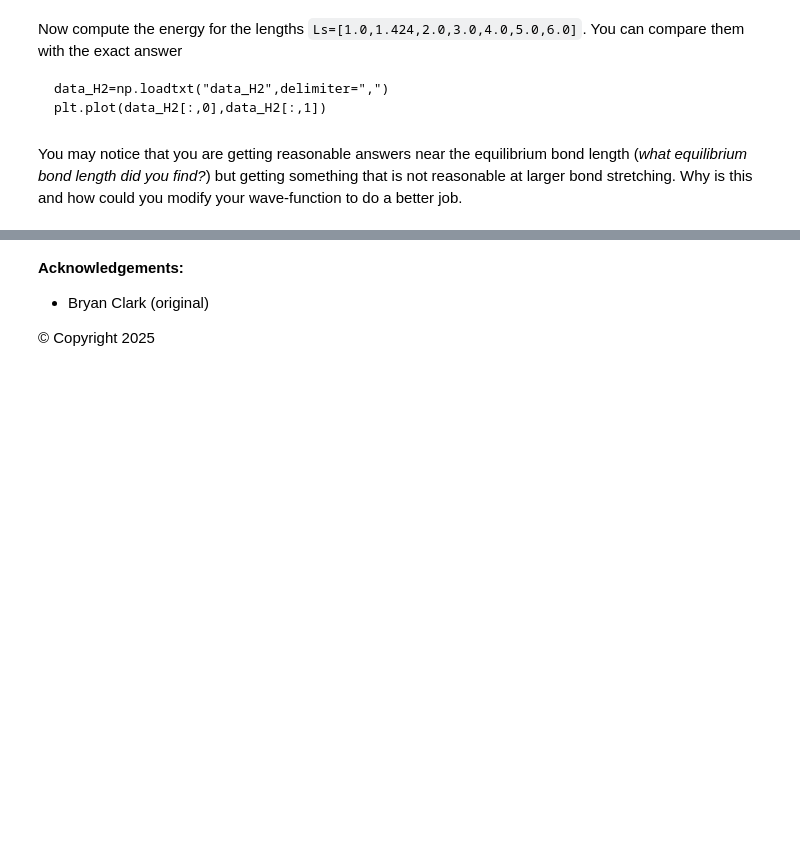
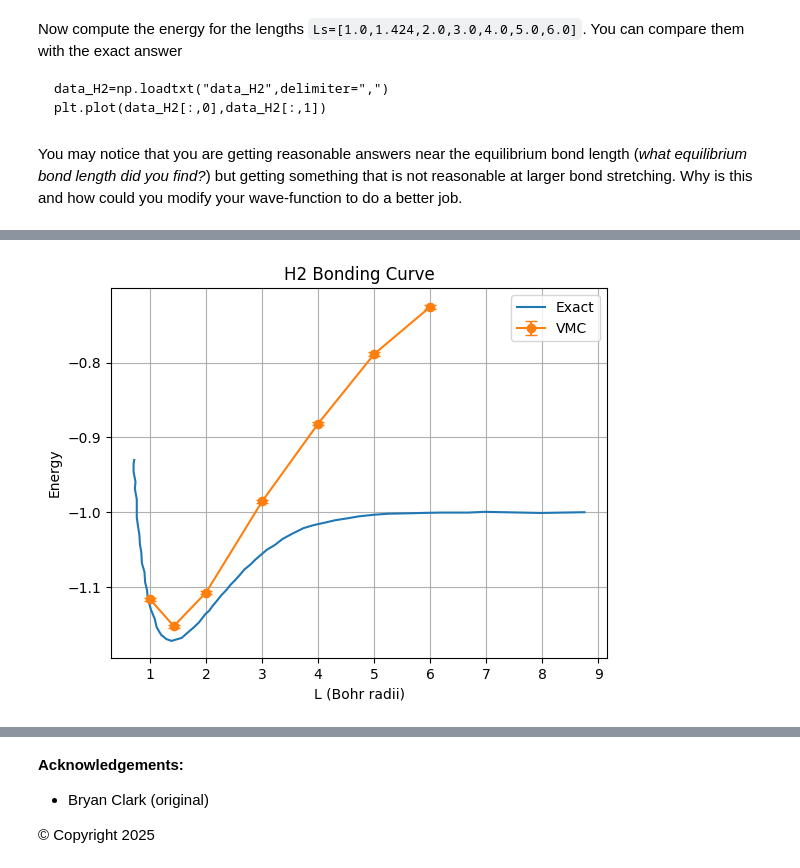
Before and after one commit to mvela31/PHYS487hws, a Jupyter notebook: quantum_mechanics/VMC5.ipynb, the cells around one changed output, grey strips where cells are left out. Saved outputs shown, nothing was run; the diff lists cells and outputs as text; code cells hidden in the pictures; blank space fills up the shorter version.

```diff
--- a/quantum_mechanics/VMC5.ipynb
+++ b/quantum_mechanics/VMC5.ipynb
@@ -1043,2 +1138,9 @@ p_pos=np.array([[-L/2,0,0],[L/2,0,0]])
 # %%
 ###ANSWER HERE
+# Rerun with best params for accurate energy
+params = WavefunctionParams(alpha=best_alpha, beta=best_beta)
+lEs, pos = MonteCarlo(p_pos, params, Psi, sweeps=10000)
+l = 100
+energy = np.mean(lEs[l:])
+error = np.std(lEs[l:]) / np.sqrt(len(lEs[l:]))
+print(f"Best energy: {energy:.4f} +/- {error:.4f}")
@@ -1058,3 +1162,27 @@ You may notice that you are getting reasonable answers near the equilibrium bond
  <div><img src="https://clark.physics.illinois.edu/246img/AnsStart.svg" width=200 align=left alt="Answer (end)"></img><br></div>
 # %%
 ###ANSWER HERE
+Ls = [1.0, 1.424, 2.0, 3.0, 4.0, 5.0, 6.0]
+best_energies = []
+best_errors = []
+
+for L in Ls:
+    p_pos = np.array([[-L/2, 0, 0], [L/2, 0, 0]])
+    all_energies = np.zeros((20, 20))
+
+    for i, beta in enumerate(betas):
+        for j, alpha in enumerate(alphas):
+            params = WavefunctionParams(alpha=alpha, beta=beta)
+            lEs, pos = MonteCarlo(p_pos, params, Psi, sweeps=1000)
+            all_energies[i, j] = np.mean(lEs[100:])
+
+    # Find best and rerun
+    min_beta, min_alpha = np.unravel_index(np.argmin(all_energies), all_energies.shape)
+    params = WavefunctionParams(alpha=alphas[min_alpha], beta=betas[min_beta])
+    lEs, pos = MonteCarlo(p_pos, params, Psi, sweeps=10000)
+    l = 100
+    energy = np.mean(lEs[l:])
+    error = np.std(lEs[l:]) / np.sqrt(len(lEs[l:]))
+    best_energies.append(energy)
+    best_errors.append(error)
+    print(f"L={L}: E={energy:.4f} +/- {error:.4f}")
@@ -1061,2 +1197,14 @@ You may notice that you are getting reasonable answers near the equilibrium bond
 # %%
 ###ANSWER HERE
+# Plot vs exact
+data_H2 = np.loadtxt("data_H2", delimiter=",")
+plt.figure()
+plt.plot(data_H2[:,0], data_H2[:,1], label='Exact')
+plt.errorbar(Ls, best_energies, yerr=best_errors, fmt='o-', capsize=4, label='VMC')
+plt.xlabel('L (Bohr radii)')
+plt.ylabel('Energy')
+plt.title('H2 Bonding Curve')
+plt.legend()
+plt.grid()
+# %% [output]
+[figure, added]
```
Also changed, not shown: parts of 11 cells of this notebook.
